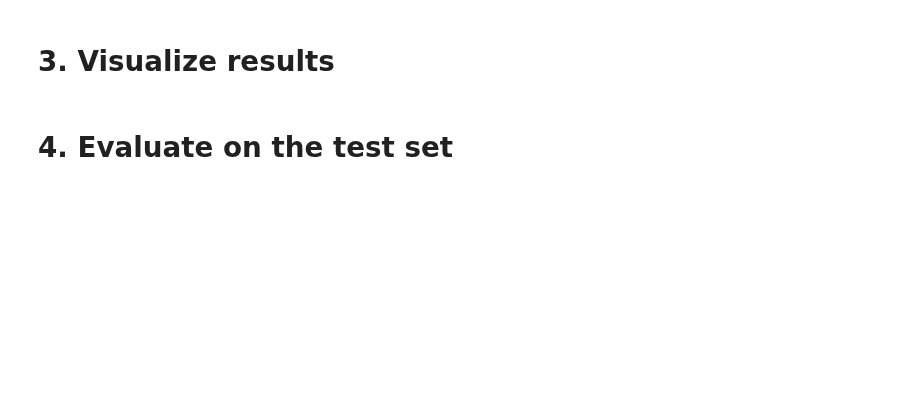
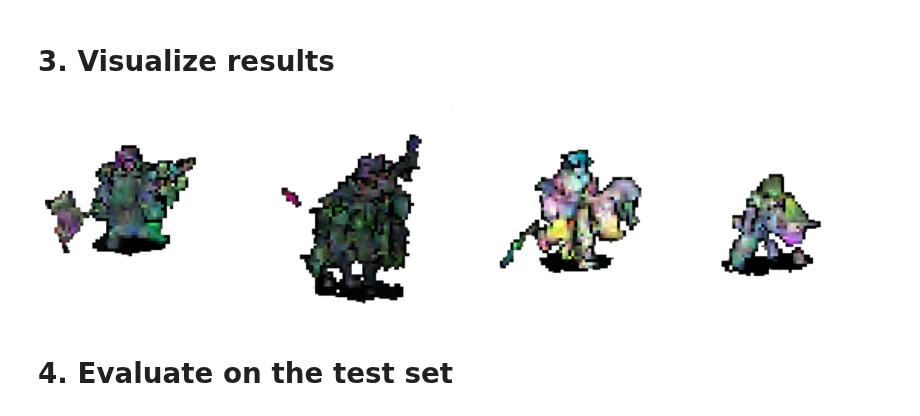
Before and after one commit to mradovic38/sprite-flow, a Jupyter notebook: training/experiments/unet_v3/train.ipynb, the cells around one changed output. Saved outputs shown, nothing was run; the diff lists cells and outputs as text; code cells hidden in the pictures; blank space fills up the shorter version.

```diff
--- a/training/experiments/unet_v3/train.ipynb
+++ b/training/experiments/unet_v3/train.ipynb
@@ -82,7 +140,7 @@ visualize_training_logs(log_path="training/experiments/unet_v3/training_log.csv"
 # 3. Visualize results
 # %%
 num_samples = 4
-num_timesteps = 200
+num_timesteps = 100
 
 # Setup model
 model = PixelArtUNet(
@@ -101,33 +159,35 @@ path = GaussianConditionalProbabilityPath(
     beta=LinearBeta()
 ).to(device)
 
 # Setup EMA
 ema = EMA(model, device=device)
 
 load_checkpoint(model=model, device=device, filepath="training/experiments/unet_v3/best_model.pt", ema=ema)
 
 # Prepare for inference
 ema.apply_shadow()
 path.eval()
 model.eval()
 
 # --- Simulate ---
 ts = torch.linspace(0, 1, num_timesteps).view(1, -1, 1, 1, 1).expand(num_samples, -1, 1, 1, 1).to(device)
 x0 = path.p_simple.sample(num_samples).to(device)  # (num_samples, 4, 128, 128)
 ode = UnguidedVectorFieldODE(model)
 simulator = EulerSimulator(ode)
 x1 = simulator.simulate(x0, ts)  # (num_samples, 4, 128, 128)
 
 x1 = normalize_to_unit(x1) # [-1, 1] -> [0, 1]
 
 # Save to assets
 imgs = tensor_to_rgba_image(x1)
 save_generated_assets(images=imgs, num_timesteps=num_timesteps, path='assets/unet_v3')
 
 # Convert to RGB
 x1_rgb = rgba_to_rgb(x1)
 imgs_rgb = tensor_to_rgba_image(x1_rgb)
 plot_generated_images(imgs)
+# %% [output]
+[figure, added]
 # %% [markdown]
 # 4. Evaluate on the test set
 # %%
```
Also changed, not shown: parts of 4 cells of this notebook, 12 other files.
